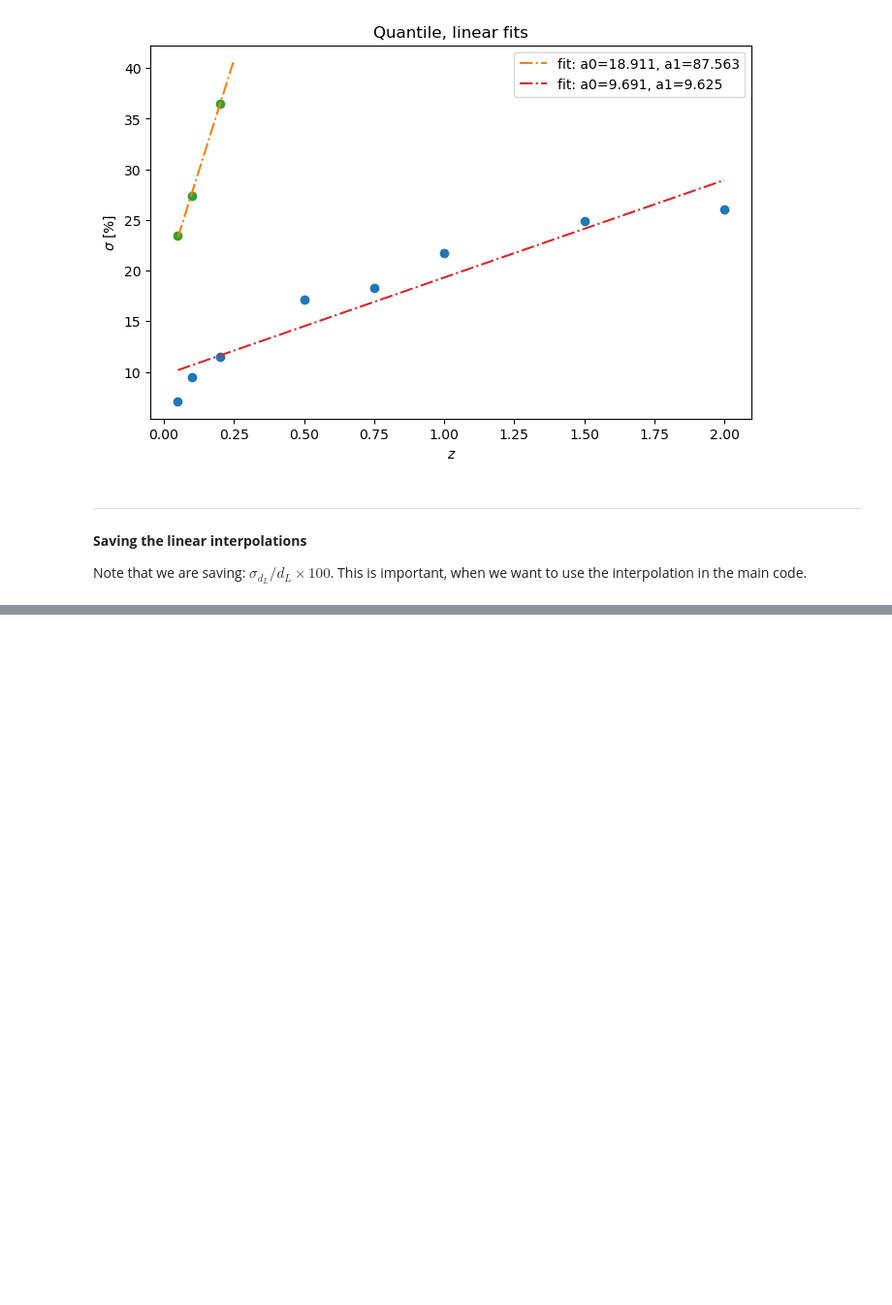
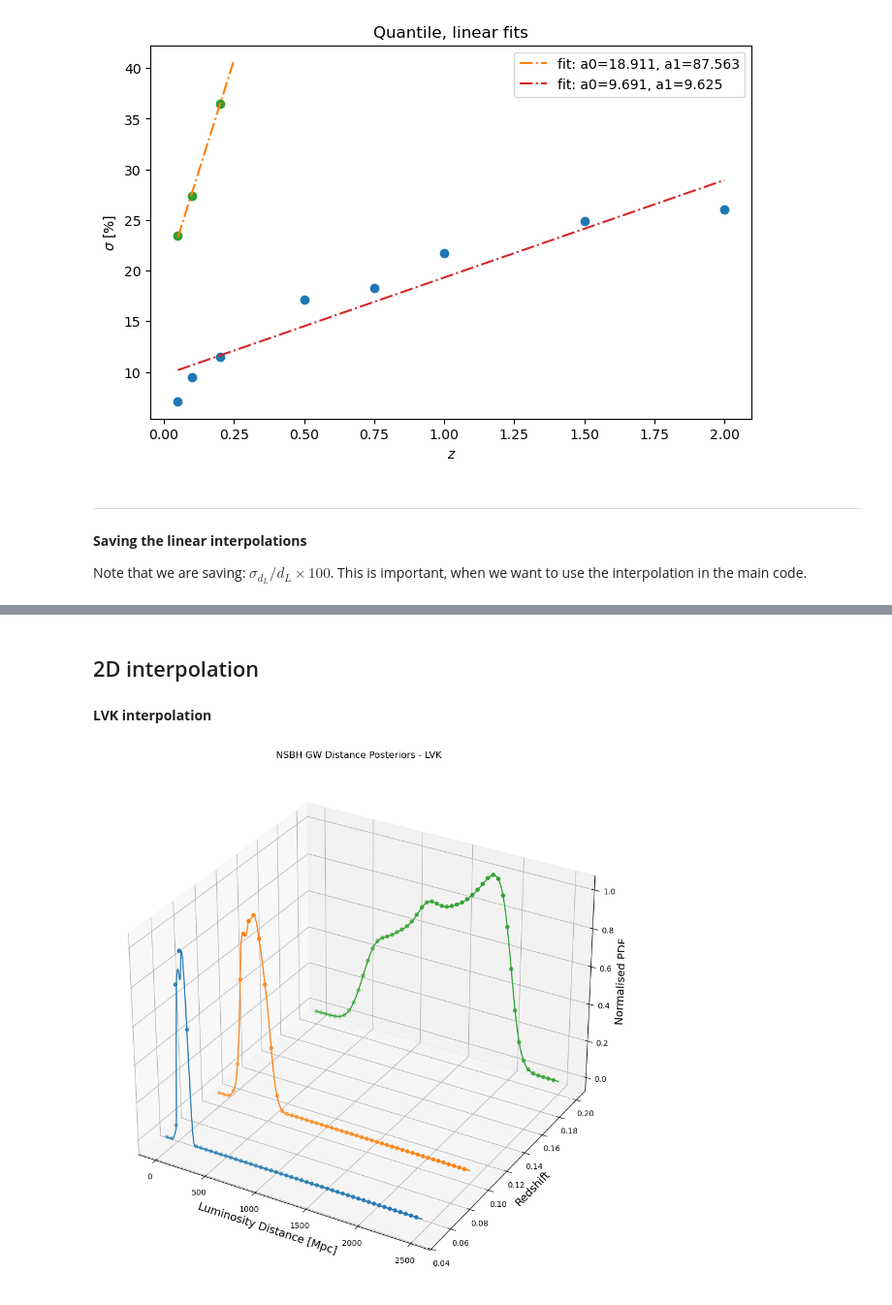
Before and after one commit to MariosNT/FRB_GW_association_cosmo, a Jupyter notebook: Notebooks/Realistic_sources/NSBH_GWs_inspect_runs.ipynb, the cells around one changed output, grey strips where cells are left out. Shown at 97% size. Saved outputs shown, nothing was run; the diff lists cells and outputs as text; code cells hidden in the pictures; blank space fills up the shorter version.

Commit message:
update codes
mostly update 2D interpolation o

```diff
--- a/Notebooks/Realistic_sources/NSBH_GWs_inspect_runs.ipynb
+++ b/Notebooks/Realistic_sources/NSBH_GWs_inspect_runs.ipynb
@@ -388,0 +393,2 @@ np.savez('quantile_linear_interpolations.npz', LVK_interpolation = popt_lin_LVK,
+# %% [markdown]
+## 2D interpolation
@@ -388,0 +397,49 @@ np.savez('quantile_linear_interpolations.npz', LVK_interpolation = popt_lin_LVK,
+# %% [markdown]
+**LVK interpolation**
+# %%
+## Drawing and renormalising samples
+
+N_draw_samples = 2000
+dL_res = int(5e3)
+data_files = dist_names[:3]
+
+dL_array = np.zeros((len(data_files), N_draw_samples))
+dL_kdes = np.zeros((len(data_files), dL_res))
+
+dL_range = np.linspace(0, 2500, dL_res)
+
+for idx, name in enumerate(data_files):
+    dL_array[idx, :], dL_kde = renormalise_dist_posterior(name, N_draw_samples)
+    dL_kdes[idx, :] = dL_kde(dL_range)
+# %%
+N_points = 50
+Step_size = dL_res//N_points
+
+dL_points = np.zeros((len(data_files), N_points))
+
+for idx, name in enumerate(data_files):
+    dL_points[idx, :] = dL_kdes[idx, ::Step_size]
+# %%
+fig = plt.figure(figsize = (14, 12))
+ax = fig.add_subplot(111, projection = '3d')
+
+ax.title.set_text('NSBH GW Distance Posteriors - LVK')
+
+ax.plot(dL_range, np.repeat(0.05, repeats=len(dL_range)), dL_kdes[0, :]/np.max(dL_kdes[0, :]))
+ax.plot(dL_range, np.repeat(0.1, repeats=len(dL_range)), dL_kdes[1, :]/np.max(dL_kdes[1, :]))
+ax.plot(dL_range, np.repeat(0.2, repeats=len(dL_range)), dL_kdes[2, :]/np.max(dL_kdes[2, :]))
+
+ax.scatter(dL_range[::Step_size], np.repeat(0.05, repeats=len(dL_range[::Step_size])),\
+           dL_points[0,:]/np.max(dL_points[0,:]))
+ax.scatter(dL_range[::Step_size], np.repeat(0.1, repeats=len(dL_range[::Step_size])),\
+           dL_points[1,:]/np.max(dL_points[1,:]))
+ax.scatter(dL_range[::Step_size], np.repeat(0.2, repeats=len(dL_range[::Step_size])),\
+           dL_points[2,:]/np.max(dL_points[2,:]))
+
+ax.set_xlabel('Luminosity Distance [Mpc]', fontsize=14)
+ax.set_ylabel('Redshift', fontsize=14)
+ax.set_zlabel('Normalised PDF', fontsize=14)
+
+plt.show()
+# %% [output]
+[figure, added]
```
Also changed, not shown: parts of 17 cells of this notebook, 3 other files.
